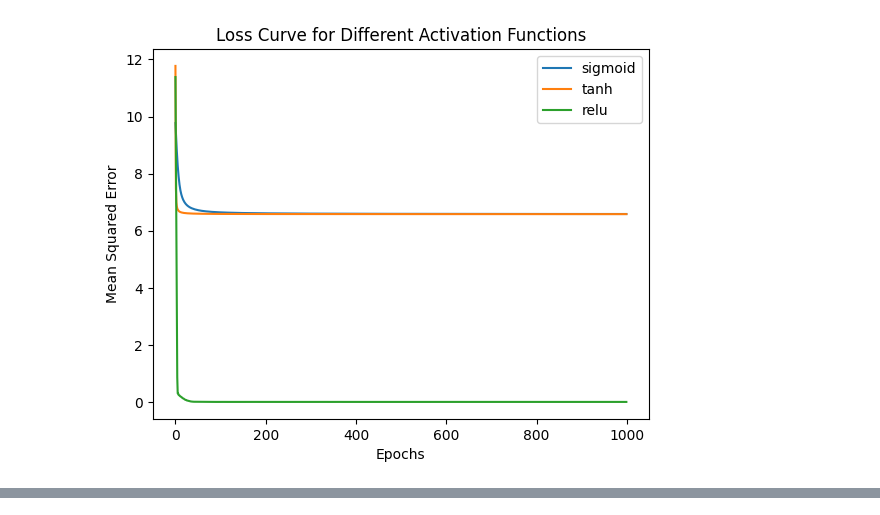
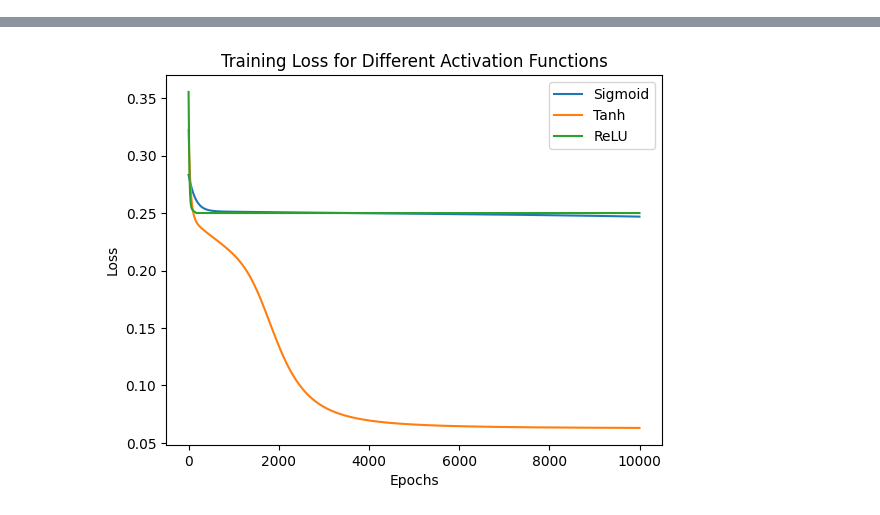
Before and after one commit to 1BM21AI091/DLL, a Jupyter notebook: Ques1.ipynb, the cells around one changed output, grey strips where cells are left out. Cells and saved outputs as stored; diff of their text form; code cells hidden in the pictures.

```diff
--- a/Ques1.ipynb
+++ b/Ques1.ipynb
@@ -25,34 +3,0 @@ import tensorflow as tf
-# %%
-np.random.seed(42)
-X = np.random.rand(100, 1)
-y_true = 3 * X + 2 + 0.1 * np.random.randn(100, 1)
-
-def create_model(activation_function):
-    model = tf.keras.Sequential([
-        tf.keras.layers.Dense(10, activation=activation_function, input_shape=(1,)),
-        tf.keras.layers.Dense(10, activation=activation_function),
-        tf.keras.layers.Dense(10, activation=activation_function),
-        tf.keras.layers.Dense(1, activation=activation_function),
-    ])
-    model.compile(optimizer="sgd", loss="mse")
-    return model
-
-epochs = 1000
-activation_functions = ["sigmoid", "tanh", "relu"]
-losses = []
-
-for activation_function in activation_functions:
-    model = create_model(activation_function)
-    history = model.fit(X, y_true, epochs=epochs, verbose=0)
-    losses.append(history.history["loss"])
-
-for i, activation_function in enumerate(activation_functions):
-    plt.plot(losses[i], label=activation_function)
-
-plt.xlabel("Epochs")
-plt.ylabel("Mean Squared Error")
-plt.title("Loss Curve for Different Activation Functions")
-plt.legend()
-plt.show()
-# %% [output]
-[figure, removed]
@@ -58,0 +58,24 @@ plt.show()
+# %%
+def plot_loss_curves(*loss_histories, labels, title='Training Loss for Different Activation Functions'):
+    for loss_history, label in zip(loss_histories, labels):
+        plt.plot(loss_history, label=label)
+    plt.title(title)
+    plt.xlabel('Epochs')
+    plt.ylabel('Loss')
+    plt.legend()
+    plt.show()
+
+inputs = np.array([[0, 0], [0, 1], [1, 0], [1, 1]])
+targets = np.array([[0], [1], [1], [0]])
+
+hidden_size = 4
+output_size = 1
+learning_rate = 0.01
+epochs = 10000
+
+sigmoid_params = train_neural_network(inputs, targets, hidden_size, output_size, learning_rate, epochs, sigmoid, sigmoid_derivative)
+tanh_params = train_neural_network(inputs, targets, hidden_size, output_size, learning_rate, epochs, tanh, tanh_derivative)
+relu_params = train_neural_network(inputs, targets, hidden_size, output_size, learning_rate, epochs, relu, relu_derivative)
+
+plot_loss_curves(sigmoid_params[2], tanh_params[2], relu_params[2], labels=['Sigmoid', 'Tanh', 'ReLU'])
+# %% [output]
@@ -58,0 +99 @@ plt.show()
+[figure, added]
```
Also changed, not shown: parts of 4 cells of this notebook, 2 other files.
